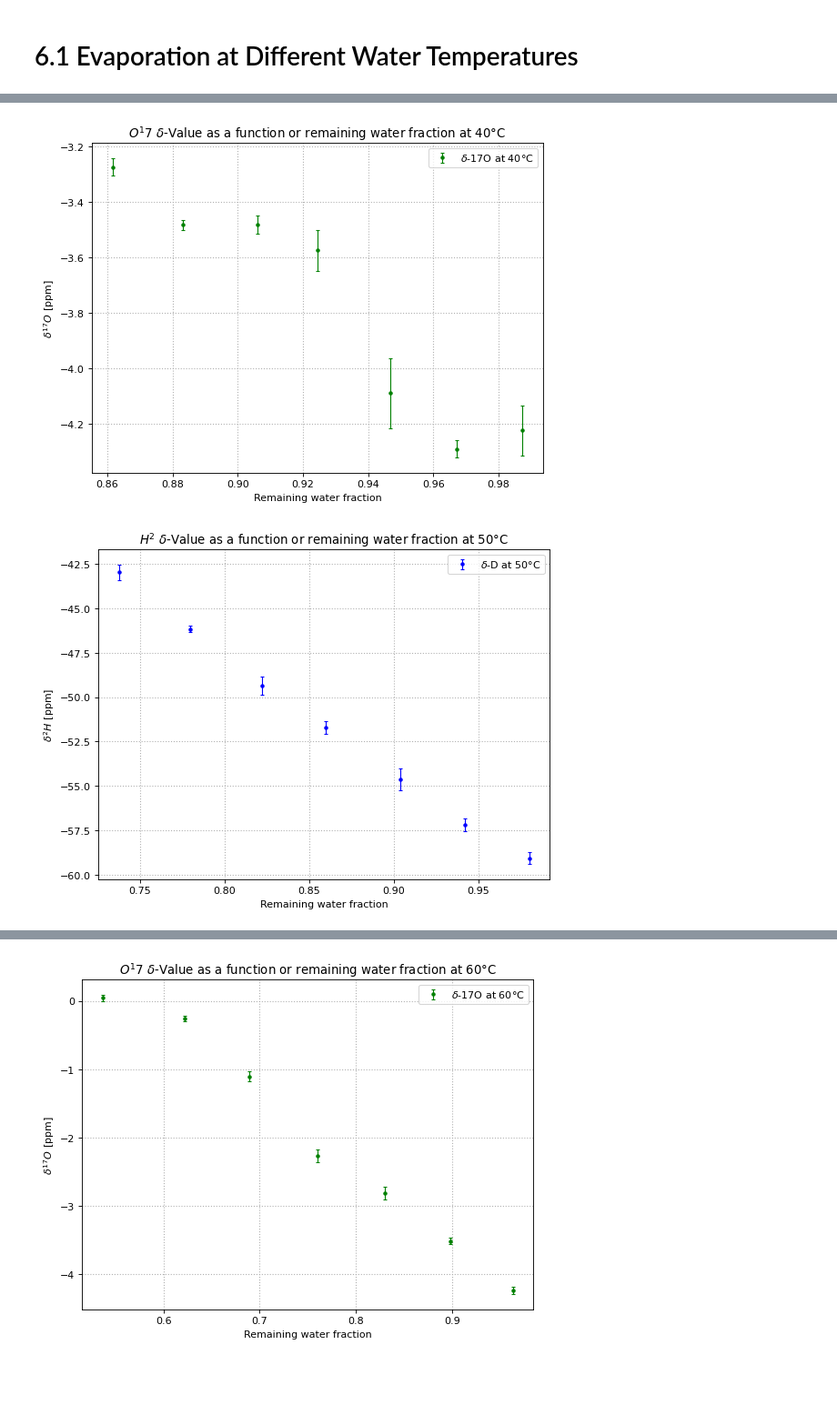
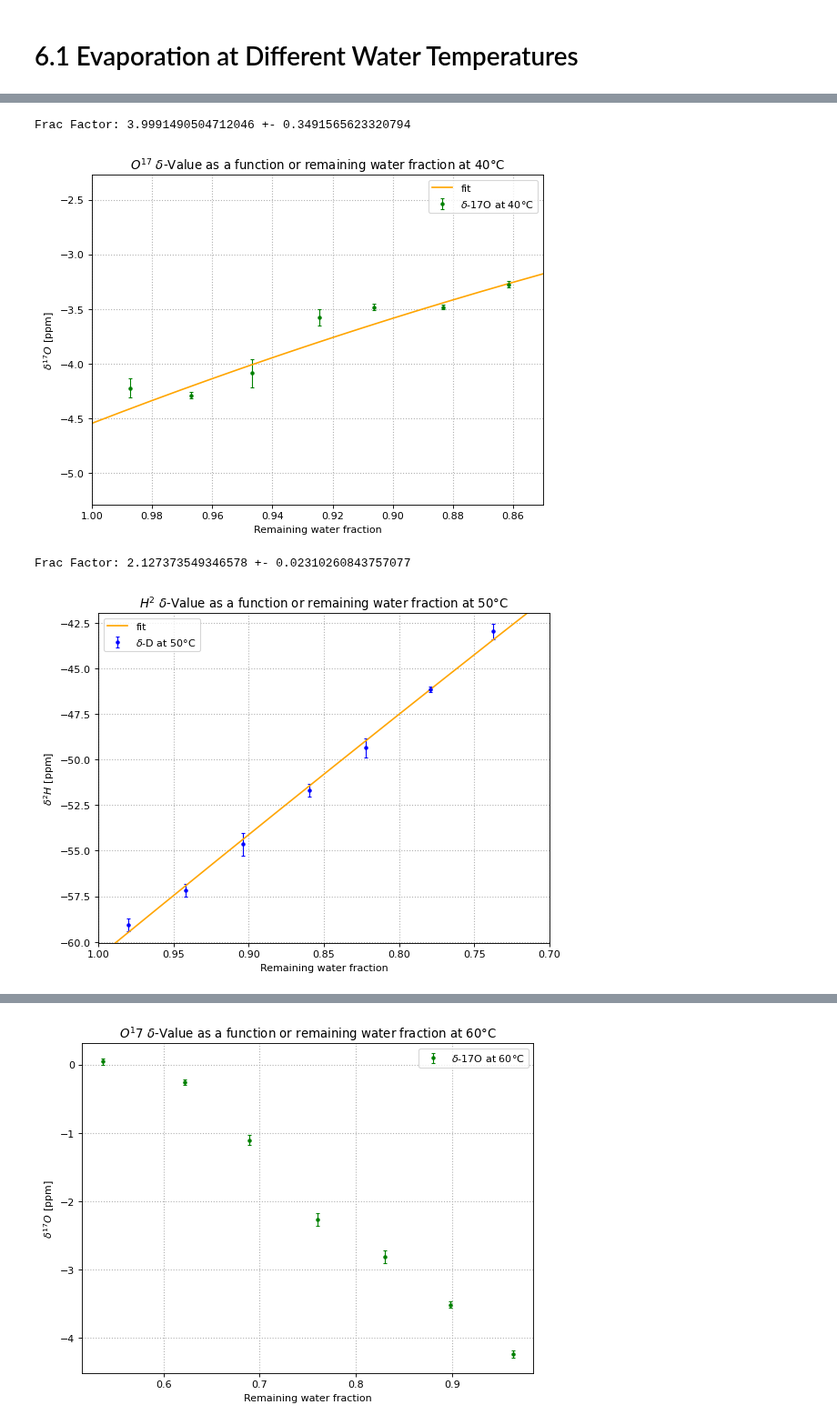
Before and after one commit to fexfl/FP, a Jupyter notebook: F55/F55 Analysis.ipynb, the cells around one changed output, grey strips where cells are left out. Shown at 91% size. Saved outputs shown, nothing was run; the diff lists cells and outputs as text; code cells hidden in the pictures; blank space fills up the shorter version.

```diff
--- a/F55/F55 Analysis.ipynb
+++ b/F55/F55 Analysis.ipynb
@@ -797,4 +797,8 @@ Adding delta 17O sd value of  0.08053391 to unknown samples data for sample ['W0
 m_W_40 = (np.array([958.3,947.4,936.4,924.4,914.6,902.2,890.6])-426.8)/538.3
 m_W_50 = (np.array([950.4,929.8,909.4,885.6,865.3,842.3,819.7])-421.9)/539.3
 m_W_60 = (np.array([941.9,906.9,870.0,832.4,794.0,757.5,711.7])-421.9)/539.8
+# %%
+# Define fit function (Rayleigh Fractionation)
+def rayleigh(Nfrac, alpha, delta_0):
+    return (1 + delta_0)*(Nfrac)**(alpha - 1) - 1
 # %%
@@ -822,23 +842,39 @@ plt.grid(linestyle=":", linewidth=1)
 # %%
+popt_w40_17O, pcov_w40_17O = curve_fit(rayleigh, m_W_40, water_40_delta_17O, sigma = water_40_delta_17O_sd)
+x_w40_17O = np.linspace(0.85, 1, 1000)
+
 plt.figure(figsize=(8, 6), dpi=80)
 plt.errorbar(m_W_40,water_40_delta_17O, yerr = water_40_delta_17O_sd, linestyle='None', marker = ".", color = "green", label="$\delta$-17O at 40°C", capsize = 2, elinewidth=1)
+plt.plot(x_w40_17O, rayleigh(x_w40_17O, *popt_w40_17O), label="fit", color = "orange")
 plt.xlabel('Remaining water fraction')
 plt.ylabel('$\delta^{17}O$ [ppm]')
-plt.title('$O^17$ $\delta$-Value as a function or remaining water fraction at 40°C')
+plt.title('$O^{17}$ $\delta$-Value as a function or remaining water fraction at 40°C')
 #plt.yscale('log')
+plt.axis([1, 0.85, min(water_40_delta_17O) - 1, max(water_40_delta_17O) + 1])
 plt.legend()
 plt.grid(linestyle=":", linewidth=1)
+
+print("Frac Factor:", popt_w40_17O[0], "+-", np.sqrt(pcov_w40_17O[0,0]))
 # %% [output]
+Frac Factor: 3.9991490504712046 +- 0.3491565623320794
-[figure, old version]
+[figure, new version]
 # %%
+popt_w50_2H, pcov_w50_2H = curve_fit(rayleigh, m_W_50, water_50_delta_2H, sigma = water_50_delta_2H_sd)
+x_w50_2H = np.linspace(0.7, 1, 1000)
+
 plt.figure(figsize=(8, 6), dpi=80)
 plt.errorbar(m_W_50,water_50_delta_2H, yerr = water_50_delta_2H_sd, linestyle='None', marker = ".", color = "blue", label="$\delta$-D at 50°C", capsize = 2, elinewidth=1)
+plt.plot(x_w50_2H, rayleigh(x_w50_2H, *popt_w50_2H), label="fit", color = "orange")
 plt.xlabel('Remaining water fraction')
 plt.ylabel('$\delta^{2}H$ [ppm]')
 plt.title('$H^2$ $\delta$-Value as a function or remaining water fraction at 50°C')
 #plt.yscale('log')
+plt.axis([1, 0.7, min(water_50_delta_2H) - 1, max(water_50_delta_2H) + 1])
 plt.legend()
 plt.grid(linestyle=":", linewidth=1)
+
+print("Frac Factor:", popt_w50_2H[0], "+-", np.sqrt(pcov_w50_2H[0,0]))
 # %% [output]
+Frac Factor: 2.127373549346578 +- 0.02310260843757077
-[figure, old version]
+[figure, new version]
 # %%
```
Also changed, not shown: parts of 9 cells of this notebook.
